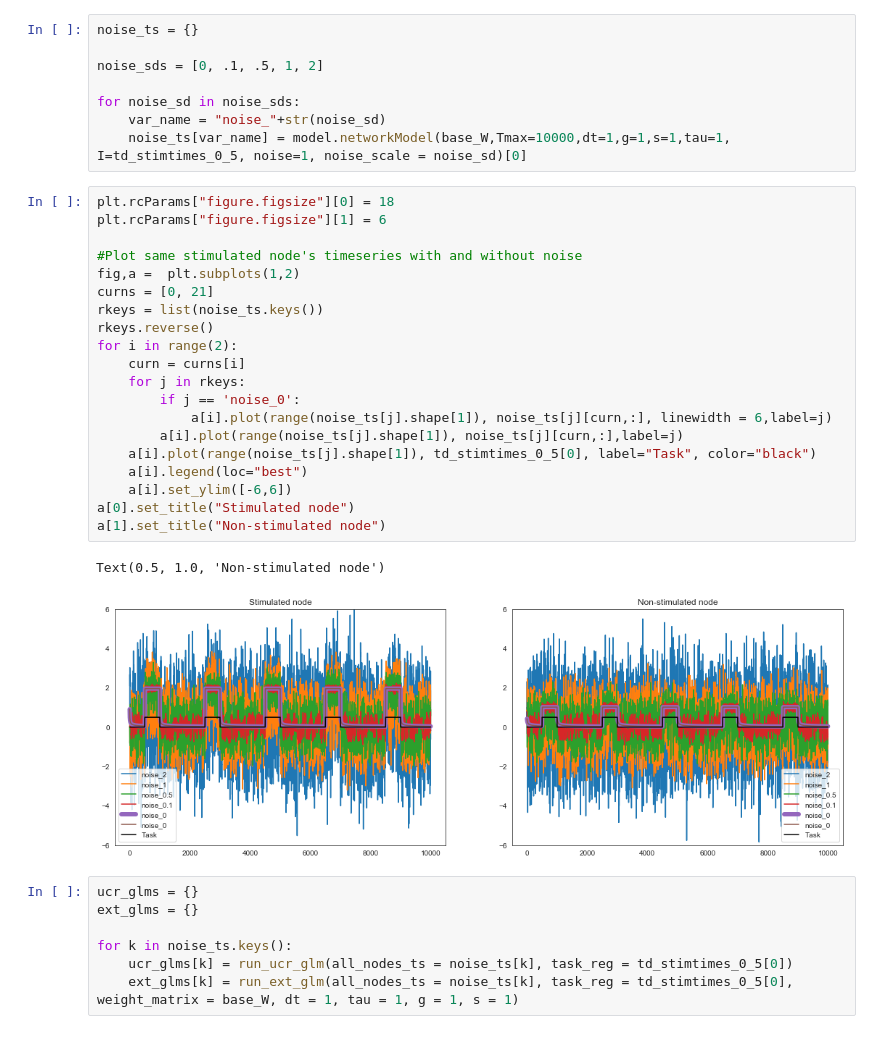
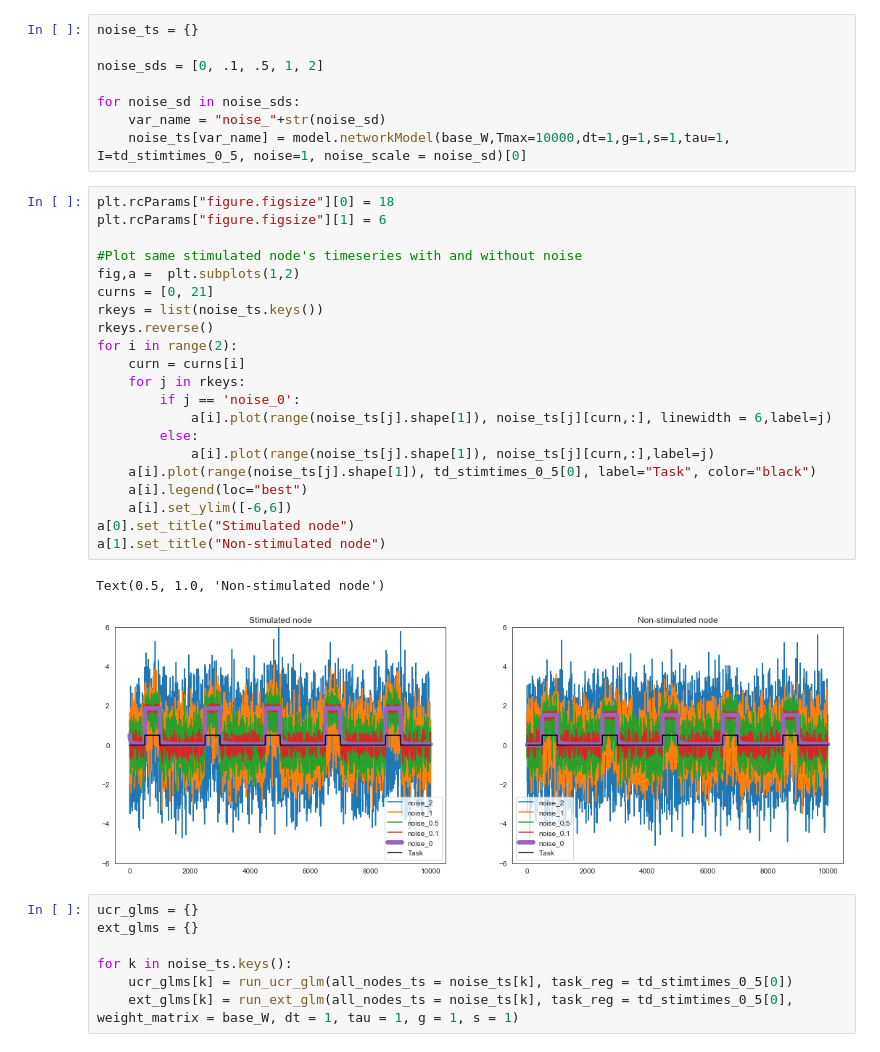
Before and after one commit to zenkavi/DevStudy_FmriNbs, a Jupyter notebook: notebooks/informationtransfermapping/TheoreticalResults/Zenkavi_Simulations/Extended_GLM_neural_network_level.ipynb, the cells around one changed output. Drawn from its saved outputs; the diff is of its cells as text.

```diff
--- a/notebooks/informationtransfermapping/TheoreticalResults/Zenkavi_Simulations/Extended_GLM_neural_network_level.ipynb
+++ b/notebooks/informationtransfermapping/TheoreticalResults/Zenkavi_Simulations/Extended_GLM_neural_network_level.ipynb
@@ -488,26 +479,27 @@ for noise_sd in noise_sds:
 # %%
 plt.rcParams["figure.figsize"][0] = 18
 plt.rcParams["figure.figsize"][1] = 6
 
 #Plot same stimulated node's timeseries with and without noise
 fig,a =  plt.subplots(1,2)
 curns = [0, 21]
 rkeys = list(noise_ts.keys())
 rkeys.reverse()
 for i in range(2):
     curn = curns[i]
     for j in rkeys:
         if j == 'noise_0':
             a[i].plot(range(noise_ts[j].shape[1]), noise_ts[j][curn,:], linewidth = 6,label=j)
-        a[i].plot(range(noise_ts[j].shape[1]), noise_ts[j][curn,:],label=j)
+        else:
+            a[i].plot(range(noise_ts[j].shape[1]), noise_ts[j][curn,:],label=j)
     a[i].plot(range(noise_ts[j].shape[1]), td_stimtimes_0_5[0], label="Task", color="black")
     a[i].legend(loc="best")
     a[i].set_ylim([-6,6])
 a[0].set_title("Stimulated node")
 a[1].set_title("Non-stimulated node")
 # %% [output]
 Text(0.5, 1.0, 'Non-stimulated node')
-[figure, old version]
+[figure, new version]
 # %%
 ucr_glms = {}
 ext_glms = {}
```
Also changed, not shown: parts of 9 cells of this notebook, 1 other file.
